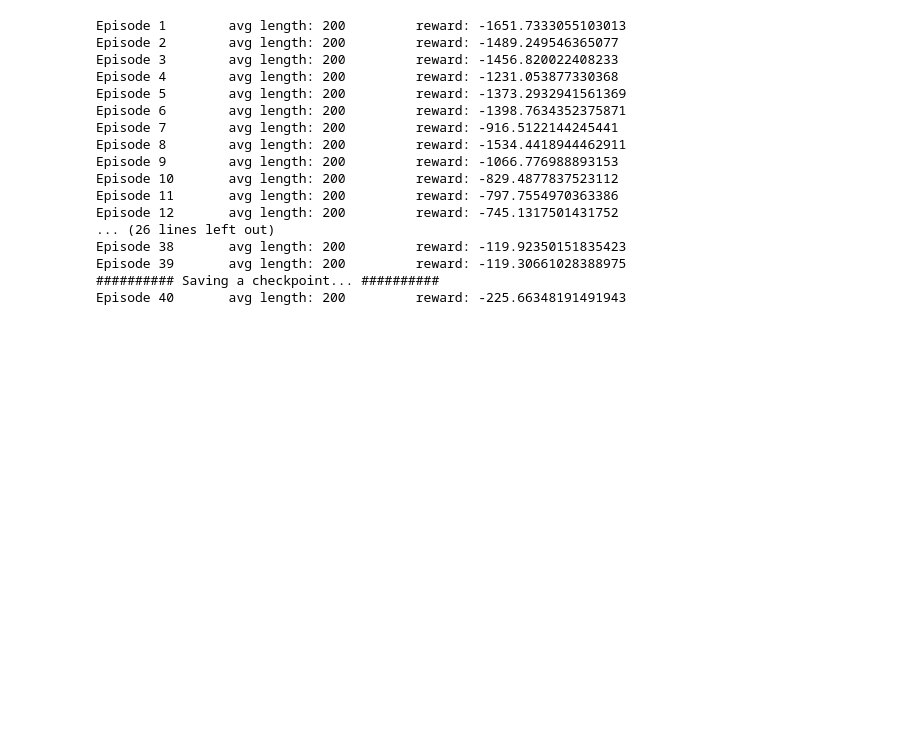
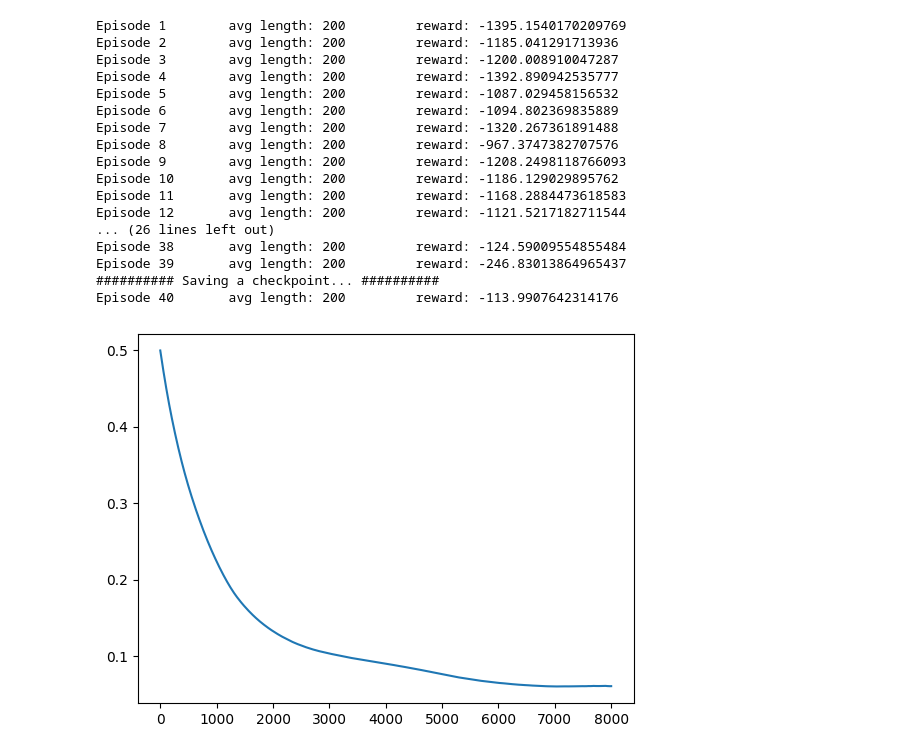
Before and after one commit to kluedemann/rl-project, a Jupyter notebook: checkpoint1/pendulum/pendulum2.ipynb, the cells around one changed output. Cells and saved outputs as stored; diff of their text form; code cells hidden in the pictures; blank space fills up the shorter version.

Commit message:
Added adaptive entropy

```diff
--- a/checkpoint1/pendulum/pendulum2.ipynb
+++ b/checkpoint1/pendulum/pendulum2.ipynb
@@ -29,7 +29,9 @@ max_timesteps = 2000
 save_interval = 500
 # %%
 params = SB3_PARAMS
-params["fit_steps"] = 1
+params["alpha"] = 0.1
+params["entropy"] = -1
+params["lr"] = 1e-4
 # %%
 random_seed = 0
 # %%
@@ -37,8 +39,10 @@ if random_seed is not None:
     torch.manual_seed(random_seed)
     np.random.seed(random_seed)
 # %%
-hidden_sizes = [256, 256]
-sac = from_dict(env=env, hidden_sizes=hidden_sizes, **params)
+hidden_sizes = [128, 128]
+action_bounds = (env.action_space.low, env.action_space.high)
+obs_dim = env.observation_space.shape[0]
+sac = from_dict(hidden_sizes=hidden_sizes, obs_dim=obs_dim, action_bounds=action_bounds, **params)
 # %%
 agent = sac
 agent_name = "SAC"
@@ -52,25 +56,25 @@ rewards = []
 lengths = []
 i_episode = 0
 # %%
-losses, rewards, lengths, i_episode = train_agent(agent, env, i_episode, new_episodes, max_timesteps, filepath, losses, rewards, lengths, log_interval=1, save_interval=20, train_interval=1)
+losses, rewards, lengths, i_episode, alphas = train_agent(agent, env, i_episode, new_episodes, max_timesteps, filepath, losses, rewards, lengths, log_interval=1, save_interval=20, train_interval=1)
 # %% [output]
-Episode 1        avg length: 200         reward: -1651.7333055103013
-Episode 2        avg length: 200         reward: -1489.249546365077
-Episode 3        avg length: 200         reward: -1456.820022408233
-Episode 4        avg length: 200         reward: -1231.053877330368
-Episode 5        avg length: 200         reward: -1373.2932941561369
-Episode 6        avg length: 200         reward: -1398.7634352375871
-Episode 7        avg length: 200         reward: -916.5122144245441
-Episode 8        avg length: 200         reward: -1534.4418944462911
-Episode 9        avg length: 200         reward: -1066.776988893153
-Episode 10       avg length: 200         reward: -829.4877837523112
-Episode 11       avg length: 200         reward: -797.7554970363386
-Episode 12       avg length: 200         reward: -745.1317501431752
+Episode 1        avg length: 200         reward: -1395.1540170209769
+Episode 2        avg length: 200         reward: -1185.041291713936
+Episode 3        avg length: 200         reward: -1200.008910047287
+Episode 4        avg length: 200         reward: -1392.890942535777
+Episode 5        avg length: 200         reward: -1087.029458156532
+Episode 6        avg length: 200         reward: -1094.802369835889
+Episode 7        avg length: 200         reward: -1320.267361891488
+Episode 8        avg length: 200         reward: -967.3747382707576
+Episode 9        avg length: 200         reward: -1208.2498118766093
+Episode 10       avg length: 200         reward: -1186.129029895762
+Episode 11       avg length: 200         reward: -1168.2884473618583
+Episode 12       avg length: 200         reward: -1121.5217182711544
 ... (26 lines left out)
-Episode 38       avg length: 200         reward: -119.92350151835423
-Episode 39       avg length: 200         reward: -119.30661028388975
+Episode 38       avg length: 200         reward: -124.59009554855484
+Episode 39       avg length: 200         reward: -246.83013864965437
 ########## Saving a checkpoint... ##########
-Episode 40       avg length: 200         reward: -225.66348191491943
+Episode 40       avg length: 200         reward: -113.9907642314176
 # %%
 rewards, lengths, losses = load_stats(filepath)
 # %%
@@ -80 +84,6 @@ plot_path = "plots2"
+# %%
+plt.plot(alphas)
+plt.savefig(f"plots3/alphas_0.5_1_3.png")
+# %% [output]
+[figure, added]
 # %%
```
Also changed, not shown: parts of 5 cells of this notebook, 3 other files.
